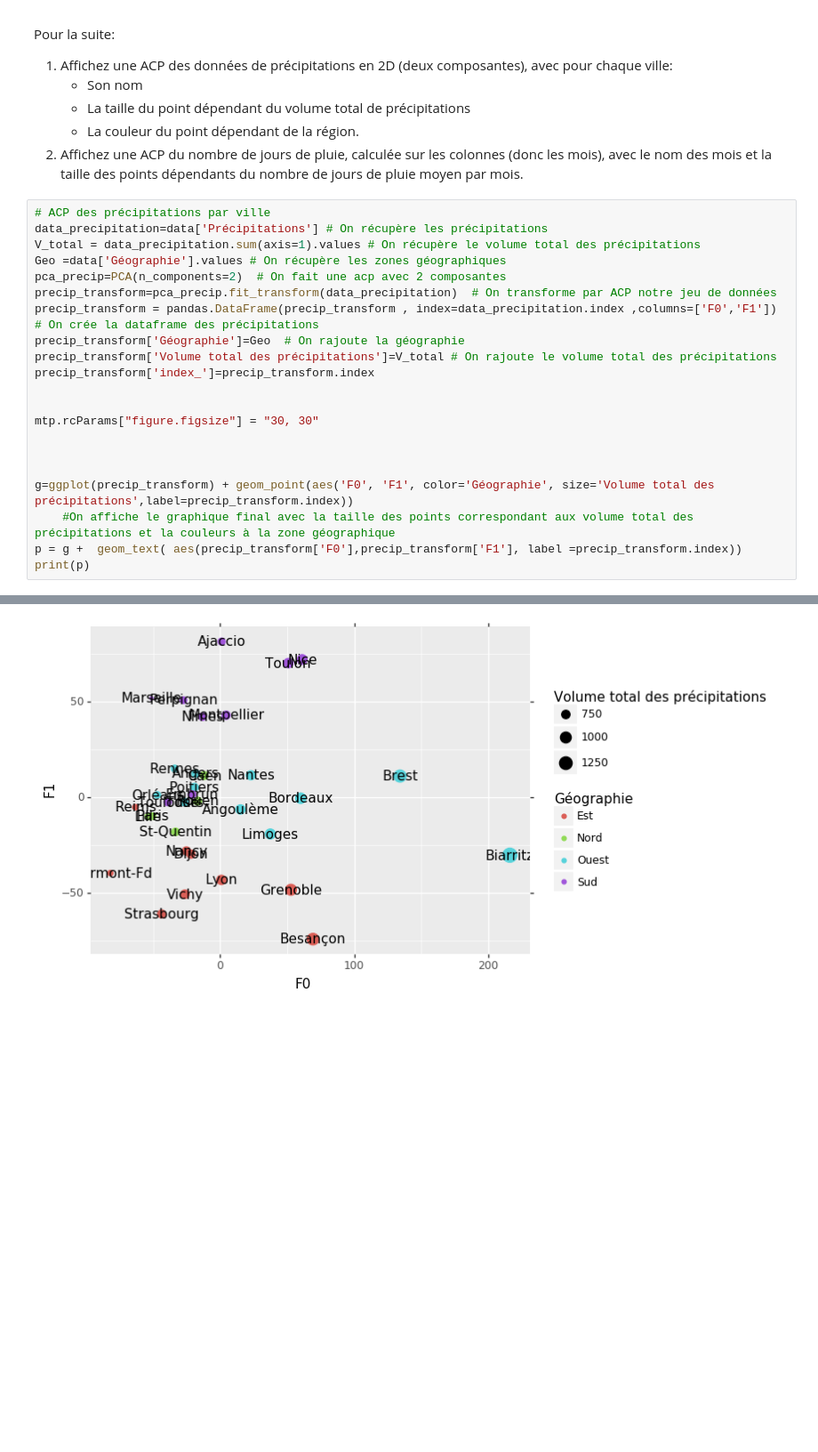
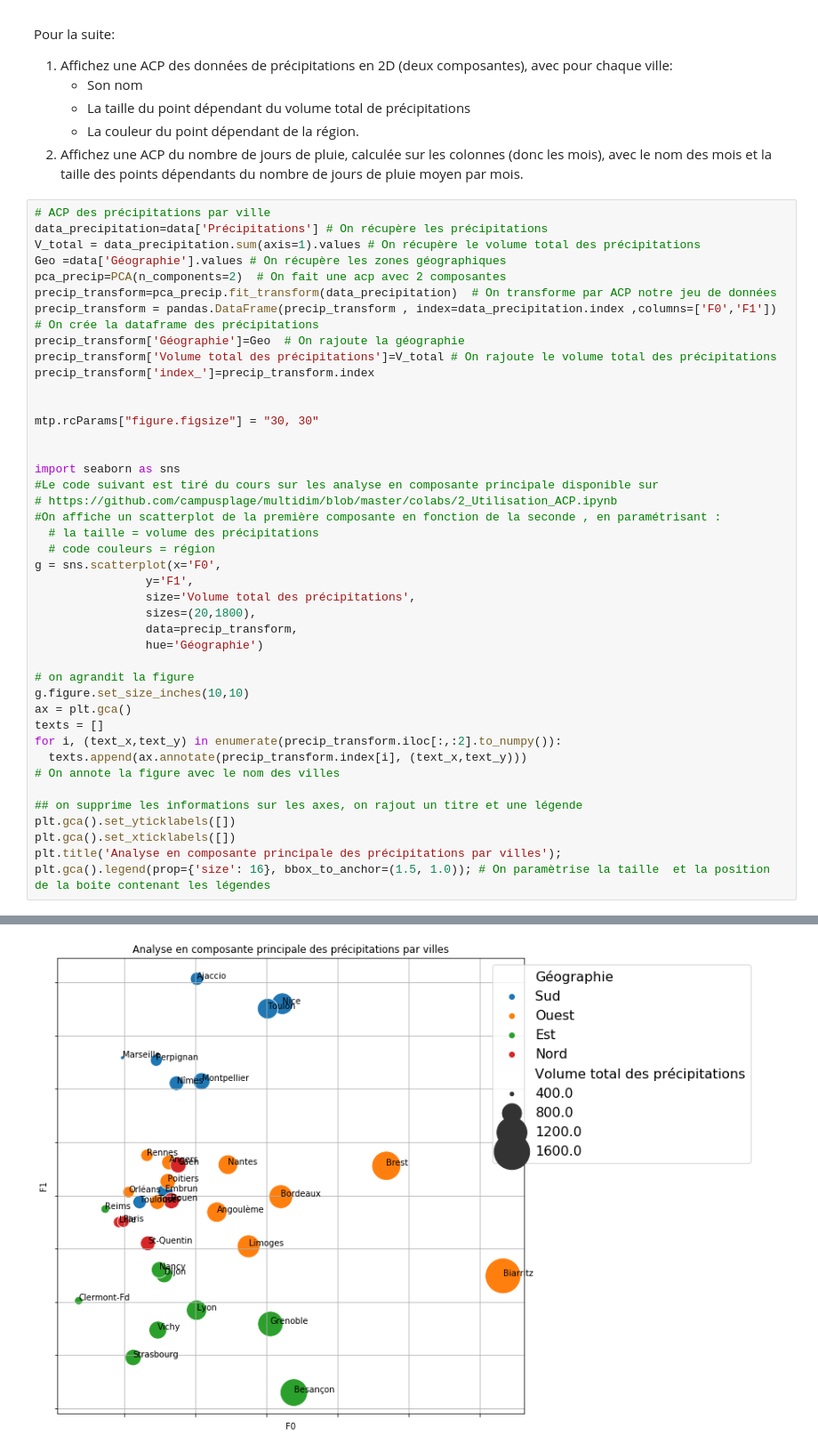
Before and after one commit to campusplage/compte-rendus-bobo_florian__seck_omar, a Jupyter notebook: TP2_sklearn.ipynb, the cells around one changed output, grey strips where cells are left out. Shown at 89% size. Cells and saved outputs as stored; diff of their text form; blank space fills up the shorter version.

```diff
--- a/TP2_sklearn.ipynb
+++ b/TP2_sklearn.ipynb
@@ -495,9 +500,30 @@ precip_transform['index_']=precip_transform.index
 mtp.rcParams["figure.figsize"] = "30, 30"
 
 
+import seaborn as sns
+#Le code suivant est tiré du cours sur les analyse en composante principale disponible sur
+# https://github.com/campusplage/multidim/blob/master/colabs/2_Utilisation_ACP.ipynb
+#On affiche un scatterplot de la première composante en fonction de la seconde , en paramétrisant :
+  # la taille = volume des précipitations
+  # code couleurs = région
+g = sns.scatterplot(x='F0',
+                y='F1',
+                size='Volume total des précipitations',
+                sizes=(20,1800),
+                data=precip_transform,
+                hue='Géographie')
 
-g=ggplot(precip_transform) + geom_point(aes('F0', 'F1', color='Géographie', size='Volume total des précipitations',label=precip_transform.index))
-    #On affiche le graphique final avec la taille des points correspondant aux volume total des précipitations et la couleurs à la zone géographique
-p = g +  geom_text( aes(precip_transform['F0'],precip_transform['F1'], label =precip_transform.index))
-print(p)
+# on agrandit la figure
+g.figure.set_size_inches(10,10)
+ax = plt.gca()
+texts = []
+for i, (text_x,text_y) in enumerate(precip_transform.iloc[:,:2].to_numpy()):
+  texts.append(ax.annotate(precip_transform.index[i], (text_x,text_y)))
+# On annote la figure avec le nom des villes
+
+## on supprime les informations sur les axes, on rajout un titre et une légende
+plt.gca().set_yticklabels([])
+plt.gca().set_xticklabels([])
+plt.title('Analyse en composante principale des précipitations par villes');
+plt.gca().legend(prop={'size': 16}, bbox_to_anchor=(1.5, 1.0)); # On paramètrise la taille  et la position de la boite contenant les légendes
 # %% [output]
@@ -508 +530 @@ The iterable function was deprecated in Matplotlib 3.1 and will be removed in 3.
-[figure, old version]
+[figure, new version]
```
Also changed, not shown: parts of 8 cells of this notebook.
